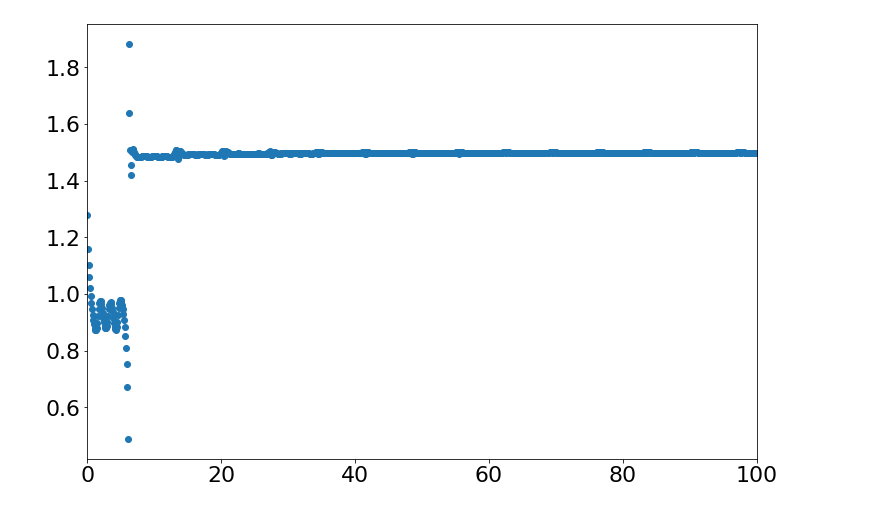
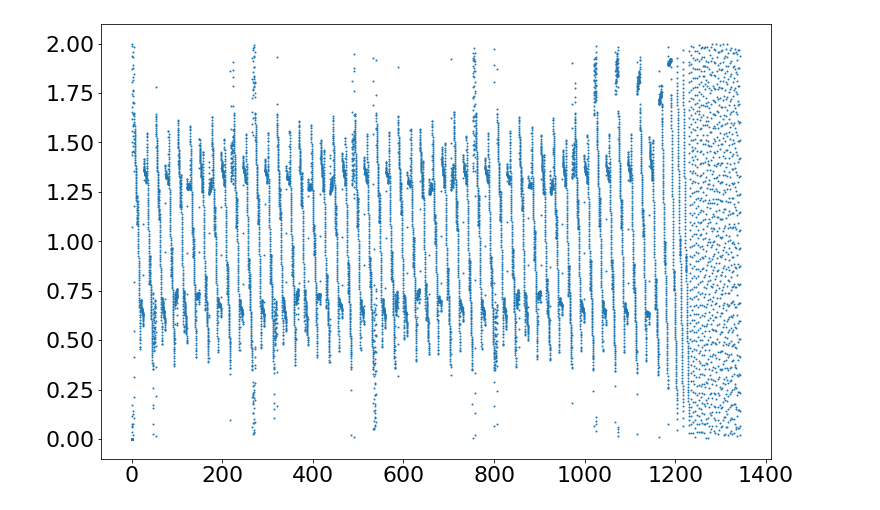
Before and after one commit to lijiaru0305/Hill-friction, a Jupyter notebook: revise-plots/resonance.ipynb, the cells around one changed output. Cells and saved outputs as stored; diff of their text form; code cells hidden in the pictures.

```diff
--- a/revise-plots/resonance.ipynb
+++ b/revise-plots/resonance.ipynb
@@ -27,36 +27,36 @@ for i in [3]:
 
     #p12_data = np.load('./data/res-res/m5K3%1d.npy'%i)
     p12_data = np.load('./data/res-res/orbit_time_000.npy')
 
     t = p12_data[:,0,0]
     de = p12_data[2:,1,2] - p12_data[:-2,1,2]
     phi = (p12_data[1:-1,1,5] - p12_data[1:-1,1,3])%(2*np.pi)
     dM = ((p12_data[:,0,5]%(2*np.pi) - p12_data[:,1,5]%(2*np.pi)))%(2*np.pi)
     #tmax = np.argmax(t[1:-1]==0)
     icon =( ((dM[2:]-dM[1:-1])*(dM[1:-1]-dM[:-2]))<0 ) * (t[1:-1]<1e1)
     #axs.scatter(phi[icon]/np.pi,de[icon],s=3)
     l0 = p12_data[:,0,5]
     l1 = p12_data[:,1,5]
     pm0 = p12_data[:,0,3] + p12_data[:,0,4]
     pm1 = p12_data[:,1,3] + p12_data[:,1,4]
     p = 6
     q = 1
     ang0 = (p+q)*l1 - p*l0 - q*pm0
     ang1 = (p+q)*l1 - p*l0 - q*pm1
     #axs.scatter(t, l1,s=1)
     #axs.scatter(t, min0To360(ang0),s=1)
     #axs.scatter(t, min180To180(ang1),s=1)
     #axs.plot(t, min180To180(ang1))
     #axs.set_ylim([-5,5])
 
     #axs.scatter(t, min0To360(ang1),s=1)
     #axs.set_xlim([0.990e5,1e5])
 
-    axs.scatter(t, min0To360(ang1))
+    axs.scatter(t, min0To360(ang1),s=1)
     #axs.scatter(t, min180To180(ang0))
-    axs.set_xlim([0,1e2])
+    #axs.set_xlim([0,1e2])
 # %% [output]
-[figure, old version]
+[figure, new version]
 # %%
 ### fig,axs = plt.subplots(1,1, sharex=True, sharey=False, figsize=(8,8))
 fig.subplots_adjust(hspace=0.0)
```
Also changed, not shown: 8 other files.
